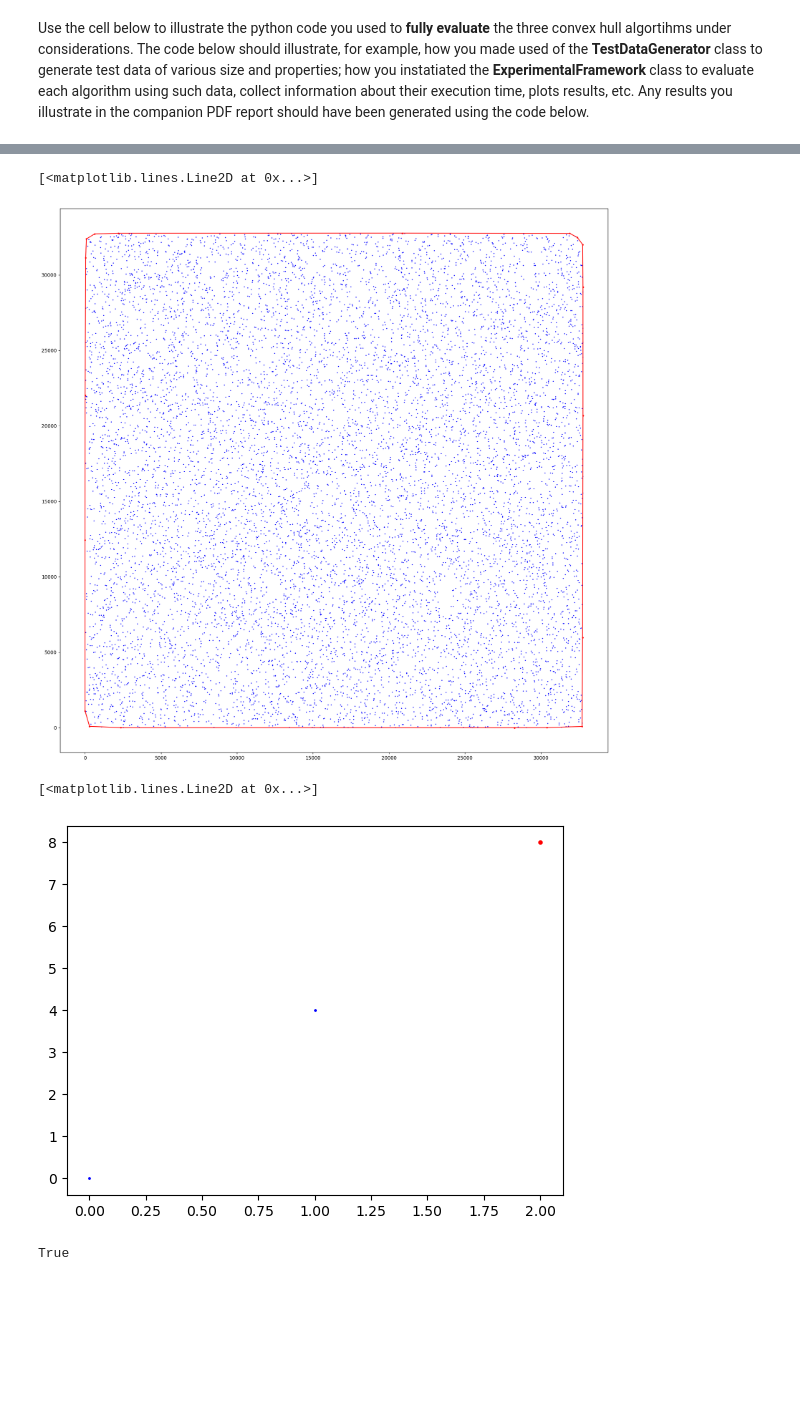
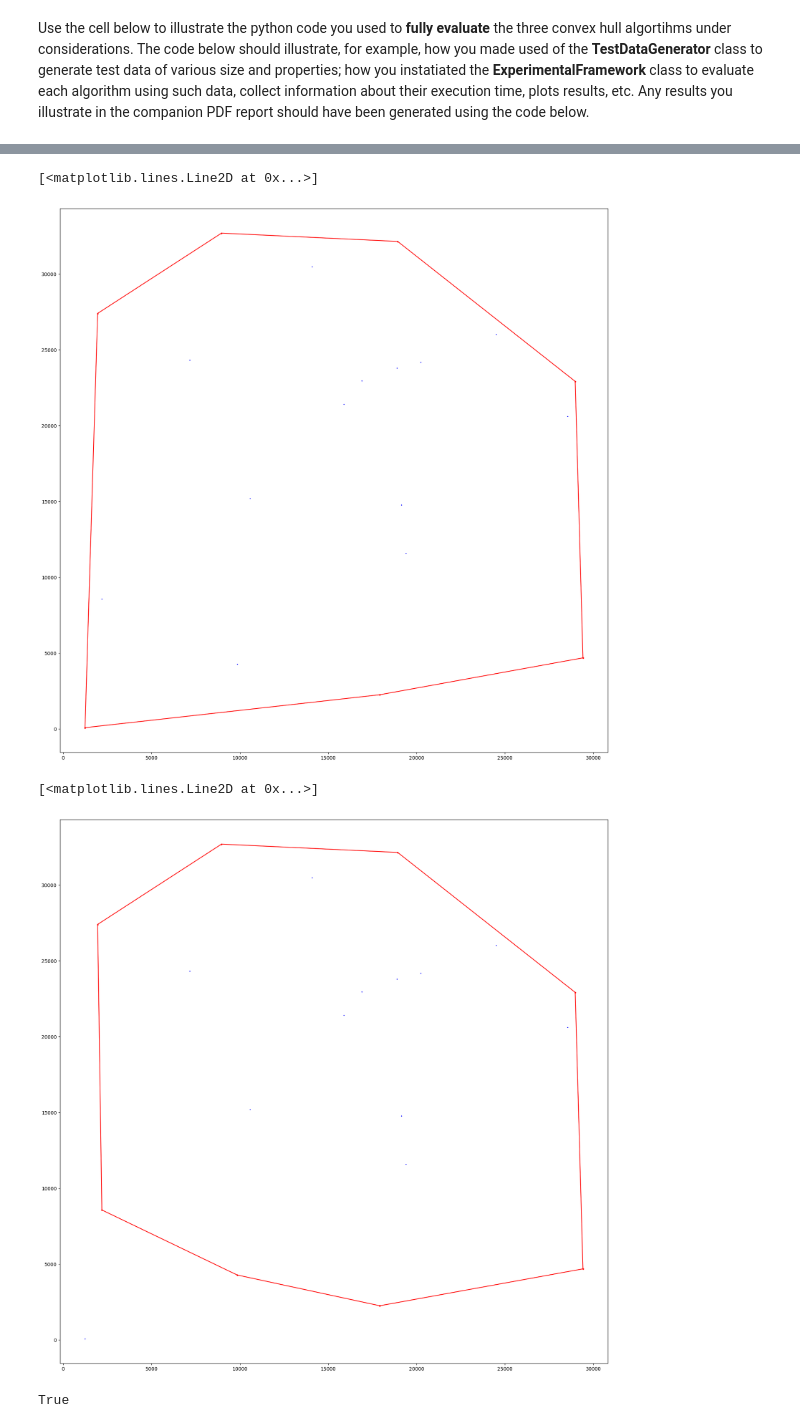
Before and after one commit to Declan-Loo/COMP0005-Grp30, a Jupyter notebook: grp-030-0005code.ipynb, the cells around one changed output, grey strips where cells are left out. Drawn from its saved outputs; the diff is of its cells as text; code cells hidden in the pictures; blank space fills up the shorter version.

Commit message:
add chan tho i need to check again but it does the general thing right

```diff
--- a/grp-030-0005code.ipynb
+++ b/grp-030-0005code.ipynb
@@ -34,6 +34,9 @@ def jarvismarch(inputSet : list[tuple[int,int]]) -> list[tuple[int,int]]:
                     outputSet (list): a list of 2D points
     '''
     # find the left-most point
+    if len(inputSet) < 3:
+        return inputSet
+
     leftmostPoint = min(inputSet)
     outputSet = []
     while True:
@@ -308,7 +308,7 @@ Use the cell below to illustrate the python code you used to **fully evaluate**
 # ADD YOUR TEST CODE HERE
 # ADD YOUR TEST CODE HERE
 # Create an instance of TestDataGenerator
-data_generator = TestDataGenerator(10000)
+data_generator = TestDataGenerator(20)
 
 # Call the generate_points() method
 points = data_generator.random_points()
@@ -345,17 +345,20 @@ fig.set_size_inches(20.5, 20.5)
 plt.plot(graham_x, graham_y, color = 'red')
 # %% [output]
 [<matplotlib.lines.Line2D at 0x...>]
-[figure, old version]
+[figure, new version]
 # %%
 chan_points = chen(points)
+chan_points.append(chan_points[0])
 chan_x= [i[0] for i in chan_points]
 chan_y = [i[1] for i in chan_points]
+fig = plt.gcf()
+fig.set_size_inches(20.5, 20.5)
 plt.scatter(x,y, color = 'blue', s = 1)
 plt.scatter(chan_x, chan_y, color = 'red', s = 5)
 plt.plot(chan_x, chan_y, color = 'red')
 # %% [output]
 [<matplotlib.lines.Line2D at 0x...>]
-[figure, old version]
+[figure, new version]
 # %%
 print(len(jarvis_march_points) == len(graham_points))
 # %% [output]
```
Also changed, not shown: parts of 6 cells of this notebook.
